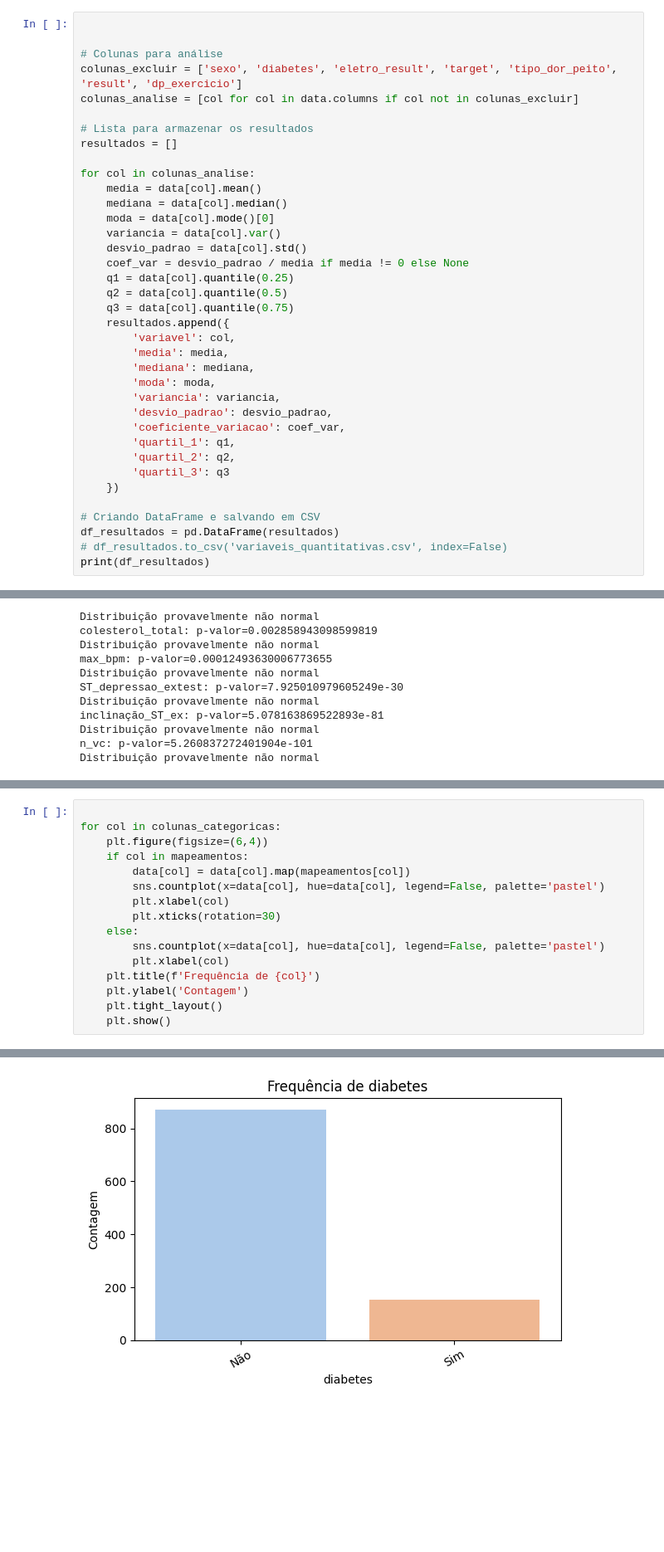
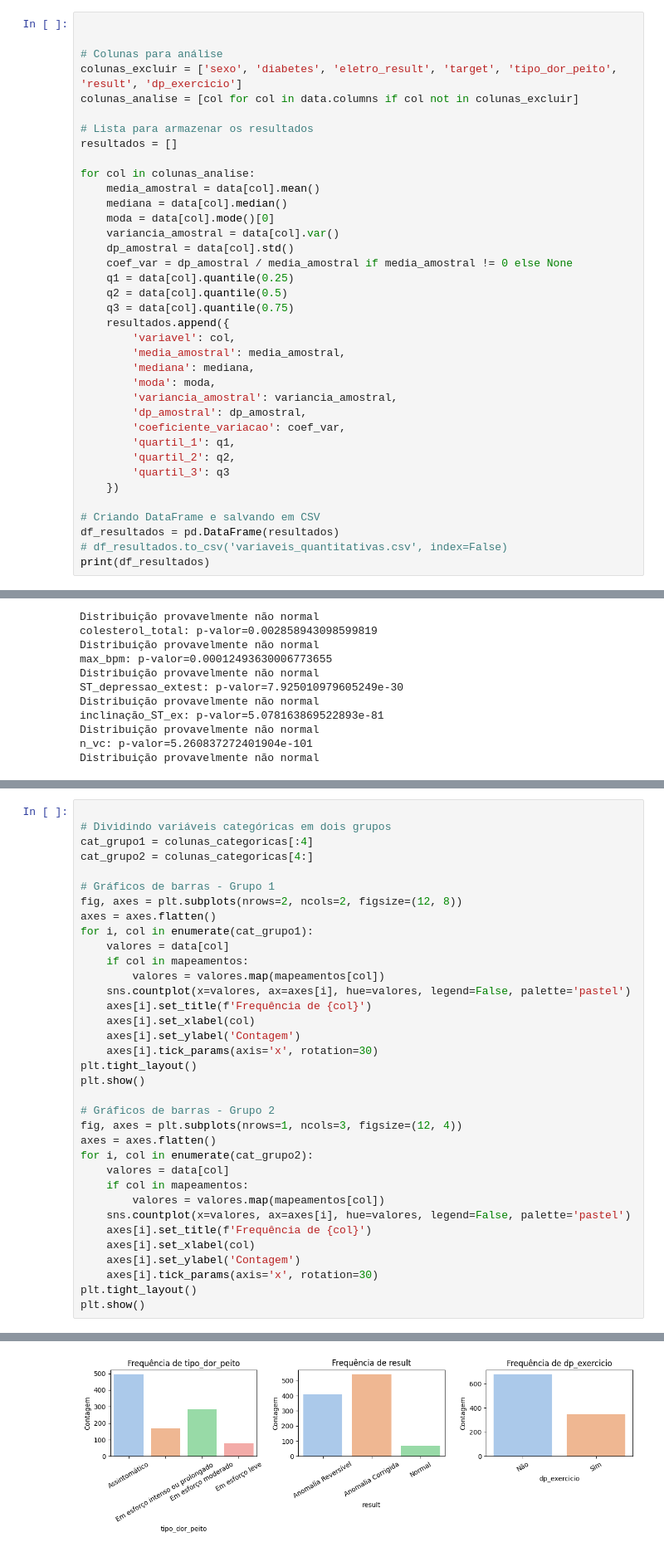
Before and after one commit to gabrielmarchesano/data-analysis-mqam, a Jupyter notebook: analise-descritiva/db_analisedescritiva.ipynb, the cells around one changed output, grey strips where cells are left out. Shown at 83% size. Saved outputs shown, nothing was run; the diff lists cells and outputs as text; blank space fills up the shorter version.

```diff
--- a/analise-descritiva/db_analisedescritiva.ipynb
+++ b/analise-descritiva/db_analisedescritiva.ipynb
@@ -122,22 +120,22 @@ colunas_analise = [col for col in data.columns if col not in colunas_excluir]
 resultados = []
 
 for col in colunas_analise:
-    media = data[col].mean()
+    media_amostral = data[col].mean()
     mediana = data[col].median()
     moda = data[col].mode()[0]
-    variancia = data[col].var()
-    desvio_padrao = data[col].std()
-    coef_var = desvio_padrao / media if media != 0 else None
+    variancia_amostral = data[col].var()
+    dp_amostral = data[col].std()
+    coef_var = dp_amostral / media_amostral if media_amostral != 0 else None
     q1 = data[col].quantile(0.25)
     q2 = data[col].quantile(0.5)
     q3 = data[col].quantile(0.75)
     resultados.append({
         'variavel': col,
-        'media': media,
+        'media_amostral': media_amostral,
         'mediana': mediana,
         'moda': moda,
-        'variancia': variancia,
-        'desvio_padrao': desvio_padrao,
+        'variancia_amostral': variancia_amostral,
+        'dp_amostral': dp_amostral,
         'coeficiente_variacao': coef_var,
         'quartil_1': q1,
         'quartil_2': q2,
@@ -346,17 +370,36 @@ plt.show()
 # %%
 
-for col in colunas_categoricas:
-    plt.figure(figsize=(6,4))
+# Dividindo variáveis categóricas em dois grupos
+cat_grupo1 = colunas_categoricas[:4]
+cat_grupo2 = colunas_categoricas[4:]
+
+# Gráficos de barras - Grupo 1
+fig, axes = plt.subplots(nrows=2, ncols=2, figsize=(12, 8))
+axes = axes.flatten()
+for i, col in enumerate(cat_grupo1):
+    valores = data[col]
     if col in mapeamentos:
-        data[col] = data[col].map(mapeamentos[col])
-        sns.countplot(x=data[col], hue=data[col], legend=False, palette='pastel')
-        plt.xlabel(col)
-        plt.xticks(rotation=30)
-    else:
-        sns.countplot(x=data[col], hue=data[col], legend=False, palette='pastel')
-        plt.xlabel(col)
-    plt.title(f'Frequência de {col}')
-    plt.ylabel('Contagem')
-    plt.tight_layout()
-    plt.show()
+        valores = valores.map(mapeamentos[col])
+    sns.countplot(x=valores, ax=axes[i], hue=valores, legend=False, palette='pastel')
+    axes[i].set_title(f'Frequência de {col}')
+    axes[i].set_xlabel(col)
+    axes[i].set_ylabel('Contagem')
+    axes[i].tick_params(axis='x', rotation=30)
+plt.tight_layout()
+plt.show()
+
+# Gráficos de barras - Grupo 2
+fig, axes = plt.subplots(nrows=1, ncols=3, figsize=(12, 4))
+axes = axes.flatten()
+for i, col in enumerate(cat_grupo2):
+    valores = data[col]
+    if col in mapeamentos:
+        valores = valores.map(mapeamentos[col])
+    sns.countplot(x=valores, ax=axes[i], hue=valores, legend=False, palette='pastel')
+    axes[i].set_title(f'Frequência de {col}')
+    axes[i].set_xlabel(col)
+    axes[i].set_ylabel('Contagem')
+    axes[i].tick_params(axis='x', rotation=30)
+plt.tight_layout()
+plt.show()
 # %% [output]
@@ -364 +407 @@ for col in colunas_categoricas:
-[figure, old version]
+[figure, new version]
```
Also changed, not shown: parts of 5 cells of this notebook, 1 other file.
